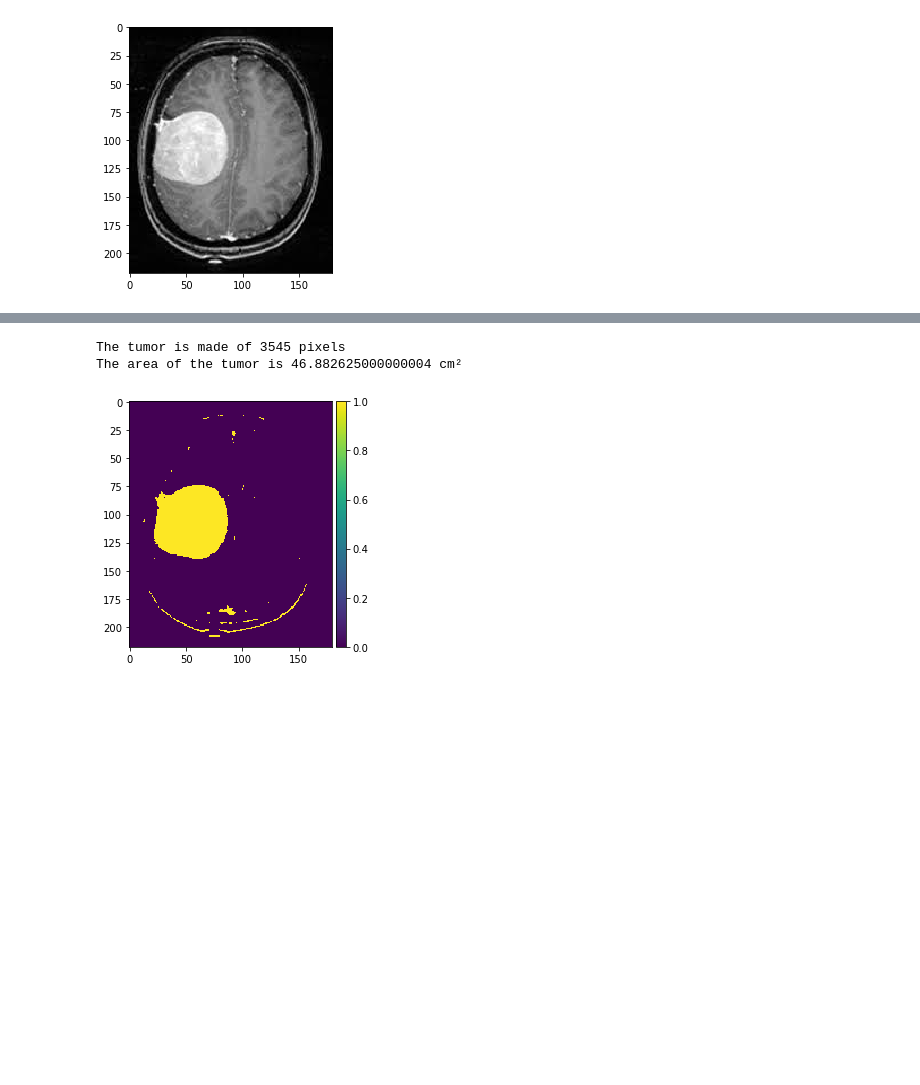
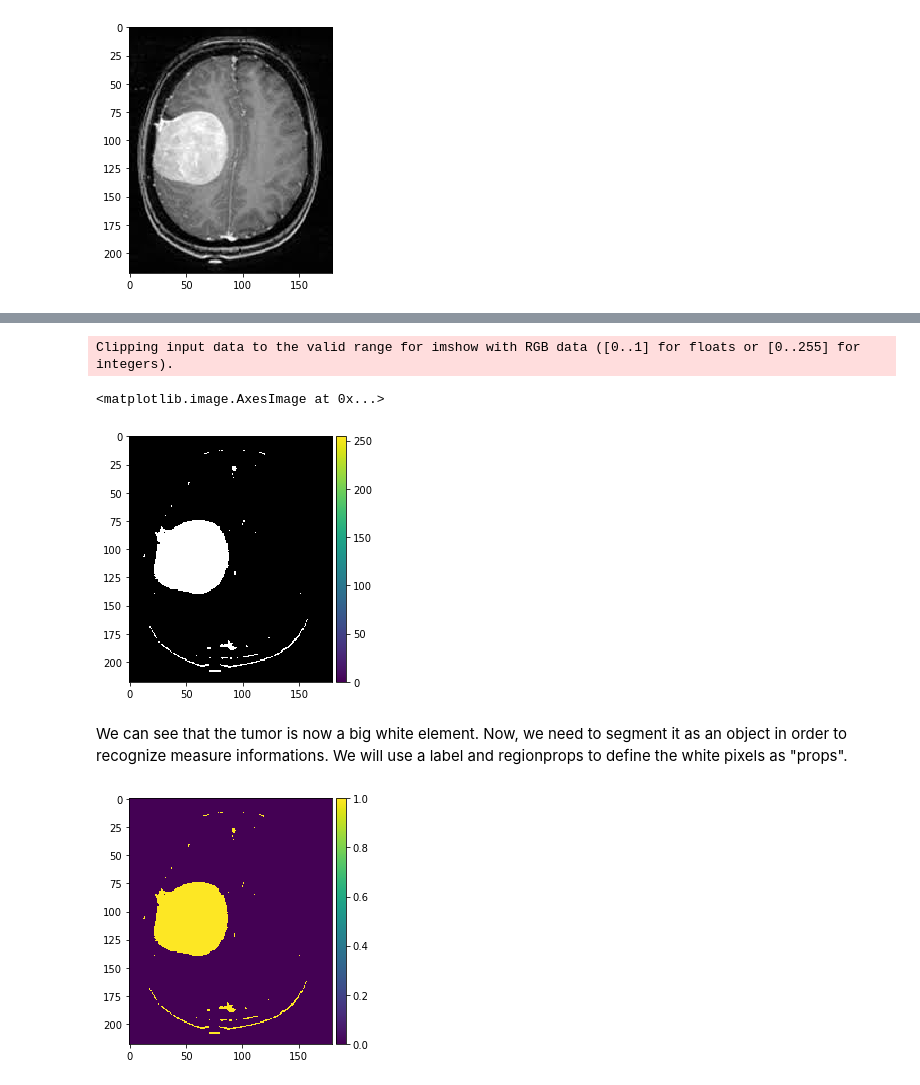
Before and after one commit to AstridSoumoy/INFO-H500-Module3, a Jupyter notebook: Tumour_Segmentation.ipynb, the cells around one changed output, grey strips where cells are left out. Saved outputs shown, nothing was run; the diff lists cells and outputs as text; code cells hidden in the pictures; blank space fills up the shorter version.

```diff
--- a/Tumour_Segmentation.ipynb
+++ b/Tumour_Segmentation.ipynb
@@ -17,3 +23,27 @@ imshow(brainImage)
+# %%
+from matplotlib import pyplot as plt
+import numpy as np
+from skimage.io import imshow
+from PIL import Image
+%matplotlib inline
+
+#read the original MRI
+brainImage = Image.open('mri_brain.jpg')
+
+lut_thresh = np.zeros((256,))
+t = 160
+for i in range(t): lut_thresh[i] = 0
+for i in range(t,256): lut_thresh[i] = i
+brainImage = lut_thresh[brainImage]
+
+imshow(brainImage)
+# %% [output]
+Clipping input data to the valid range for imshow with RGB data ([0..1] for floats or [0..255] for integers).
+<matplotlib.image.AxesImage at 0x...>
+[figure, added]
+# %% [markdown]
+We can see that the tumor is now a big white element. Now, we need to segment it as an object in order to recognize measure informations.
+We will use a label and regionprops to define the white pixels as "props".
 # %%
 from matplotlib import pyplot as plt
 import numpy as np
@@ -34,25 +64,12 @@ for i in range(t,256): lut_thresh[i] = i
 brainImage = lut_thresh[brainImage]
 
 brainImage = (brainImage[:,:,0]>0).astype(int)
+imshow(brainImage)
 
-imshow(brainImage)
 #extract connected components
 label = label(brainImage, connectivity=1)
 
 #Measure properties of labeled image regions
-props = regionprops(label_img)
-
-#Get the bigest region
-tumorArea = 0
-for prop in props:
-    if(prop.area > tumorArea):
-        tumorArea = prop.area
-
-print("The tumor is made of " + str(tumorArea) + " pixels")
-#Convert the pixel area in cm
-tumorArea = 0.013225 * tumorArea
-print("The area of the tumor is " + str(tumorArea) + " cm²")
+props = regionprops(label)
 # %% [output]
-The tumor is made of 3545 pixels
-The area of the tumor is 46.882625000000004 cm²
 [figure]
```
Also changed, not shown: parts of 9 cells of this notebook.
